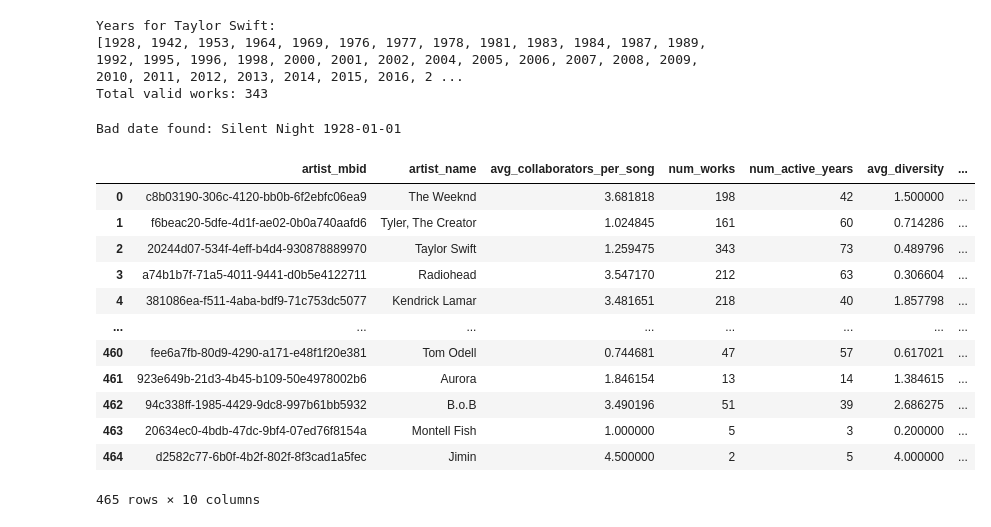
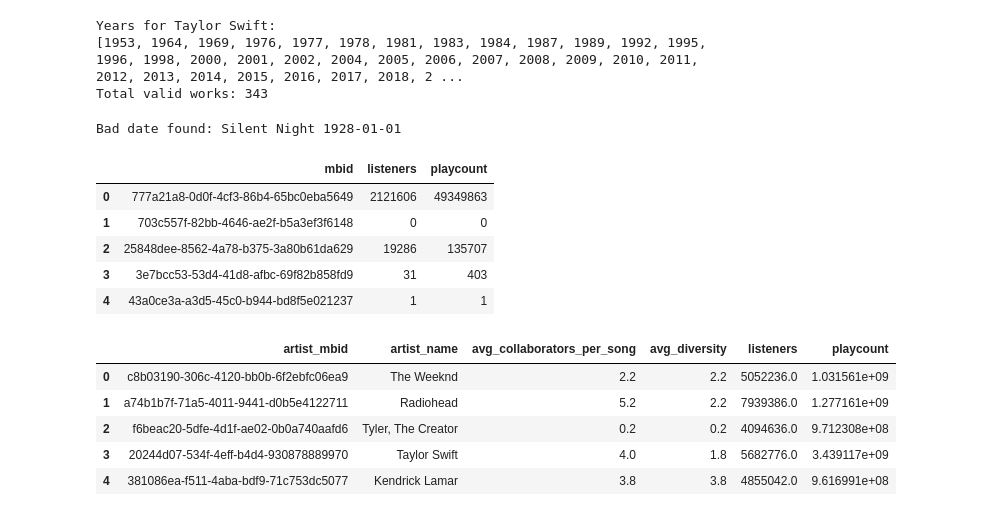
Before and after one commit to TheDeafOne/collaborative-success-research, a Jupyter notebook: artist_nn.ipynb, the cells around one changed output. Drawn from its saved outputs; the diff is of its cells as text; code cells hidden in the pictures.

Commit message:
artist_nn comments

```diff
--- a/artist_nn.ipynb
+++ b/artist_nn.ipynb
@@ -25,8 +53,15 @@ def parse_year_safe(date_str):
         return None
     return year
 
-def extract_features(artist):
+def extract_features(artist, n_songs=5):
     works = artist.get("works", [])
+    if not works:
+        return None
+
+    # Use only the first n_songs, if specified
+    if n_songs is not None:
+        works = works[:n_songs]
+
     num_works = len(works)
     if num_works == 0:
         return None
@@ -54,16 +89,10 @@ def extract_features(artist):
 
     avg_collaborators = sum(collab_counts) / num_works if num_works else 0.0
     avg_diversity = len(unique_collabs) / num_works if num_works else 0.0
-    num_active_years = (
-        max(valid_years) - min(valid_years) + 1 if len(valid_years) > 1 else 1
-    ) if valid_years else 0
-
     return {
         "artist_mbid": artist_mbid,
         "artist_name": artist.get("artist_name"),
         "avg_collaborators_per_song": avg_collaborators,
-        "num_works": num_works,
-        "num_active_years": num_active_years,
         "avg_diversity": avg_diversity,
     }
 
@@ -72,5 +101,5 @@ def extract_features(artist):
 records = [extract_features(a) for a in data if extract_features(a) is not None]
 df = pd.DataFrame(records)
 
-print(df)
+df.shape
 # %% [output]
@@ -109,10 +118,4 @@ Name: num_active_years, Length: 465, dtype: int64
 # %%
-def parse_year_safe(date_str):
-    if not date_str or not isinstance(date_str, str):
-        return None
-    y = date_str.split("-")[0]
-    return int(y) if y.isdigit() and len(y) == 4 else None
-
 def print_artist_years(data, artist_name="Taylor Swift"):
     for artist in data:
         if artist.get("artist_name", "").lower() == artist_name.lower():
@@ -132,7 +135,7 @@ def print_artist_years(data, artist_name="Taylor Swift"):
 print_artist_years(data, "Taylor Swift")
 # %% [output]
 Years for Taylor Swift:
-[1928, 1942, 1953, 1964, 1969, 1976, 1977, 1978, 1981, 1983, 1984, 1987, 1989, 1992, 1995, 1996, 1998, 2000, 2001, 2002, 2004, 2005, 2006, 2007, 2008, 2009, 2010, 2011, 2012, 2013, 2014, 2015, 2016, 2 ...
+[1953, 1964, 1969, 1976, 1977, 1978, 1981, 1983, 1984, 1987, 1989, 1992, 1995, 1996, 1998, 2000, 2001, 2002, 2004, 2005, 2006, 2007, 2008, 2009, 2010, 2011, 2012, 2013, 2014, 2015, 2016, 2017, 2018, 2 ...
 Total valid works: 343
 # %%
 def find_bad_dates(data, artist_name="Taylor Swift"):
@@ -158,51 +161,40 @@ def find_bad_dates(data, artist_name="Taylor Swift"):
 find_bad_dates(data)
 # %% [output]
 Bad date found: Silent Night 1928-01-01
+# %%
+import pandas as pd
+
+expanded_artist_metrics = pd.read_csv('data/expanded_artist_metrics.csv')
+expanded_artist_metrics.head()
+# %% [output]
+|  | mbid | listeners | playcount |
+| 0 | 777a21a8-0d0f-4cf3-86b4-65bc0eba5649 | 2121606 | 49349863 |
+| 1 | 703c557f-82bb-4646-ae2f-b5a3ef3f6148 | 0 | 0 |
+| 2 | 25848dee-8562-4a78-b375-3a80b61da629 | 19286 | 135707 |
+| 3 | 3e7bcc53-53d4-41d8-afbc-69f82b858fd9 | 31 | 403 |
+| 4 | 43a0ce3a-a3d5-45c0-b944-bd8f5e021237 | 1 | 1 |
 # %%
-import pandas as pd
 
-# Read your features DataFrame (already built from JSON)
-# df = pd.DataFrame(records)
-
-# Read the top 500 artists CSV
-top500 = pd.read_csv("artists_top_500.csv")
-
-# Inspect the CSV structure (optional)
-# print(top500.head())
 
 # Merge on mbid columns
 merged = df.merge(
-    top500,
+    expanded_artist_metrics,
     how="left",               # keep all artists from your features df
     left_on="artist_mbid",
     right_on="mbid"
 )
 
 # Drop the duplicate mbid column if you like
 merged = merged.drop(columns=["mbid"])
 
-# Rename for clarity (optional)
-merged = merged.rename(columns={
-    "listeners": "lastfm_listeners",
-    "playcount": "lastfm_playcount",
-    "rank": "lastfm_rank"
-})
-
-merged
+merged.head()
 # %% [output]
-|  | artist_mbid | artist_name | avg_collaborators_per_song | num_works | num_active_years | avg_diversity | ... |
-| 0 | c8b03190-306c-4120-bb0b-6f2ebfc06ea9 | The Weeknd | 3.681818 | 198 | 42 | 1.500000 | ... |
-| 1 | f6beac20-5dfe-4d1f-ae02-0b0a740aafd6 | Tyler, The Creator | 1.024845 | 161 | 60 | 0.714286 | ... |
-| 2 | 20244d07-534f-4eff-b4d4-930878889970 | Taylor Swift | 1.259475 | 343 | 73 | 0.489796 | ... |
-| 3 | a74b1b7f-71a5-4011-9441-d0b5e4122711 | Radiohead | 3.547170 | 212 | 63 | 0.306604 | ... |
-| 4 | 381086ea-f511-4aba-bdf9-71c753dc5077 | Kendrick Lamar | 3.481651 | 218 | 40 | 1.857798 | ... |
-| ... | ... | ... | ... | ... | ... | ... | ... |
-| 460 | fee6a7fb-80d9-4290-a171-e48f1f20e381 | Tom Odell | 0.744681 | 47 | 57 | 0.617021 | ... |
-| 461 | 923e649b-21d3-4b45-b109-50e4978002b6 | Aurora | 1.846154 | 13 | 14 | 1.384615 | ... |
-| 462 | 94c338ff-1985-4429-9dc8-997b61bb5932 | B.o.B | 3.490196 | 51 | 39 | 2.686275 | ... |
-| 463 | 20634ec0-4bdb-47dc-9bf4-07ed76f8154a | Montell Fish | 1.000000 | 5 | 3 | 0.200000 | ... |
-| 464 | d2582c77-6b0f-4b2f-802f-8f3cad1a5fec | Jimin | 4.500000 | 2 | 5 | 4.000000 | ... |
+|  | artist_mbid | artist_name | avg_collaborators_per_song | avg_diversity | listeners | playcount |
+| 0 | c8b03190-306c-4120-bb0b-6f2ebfc06ea9 | The Weeknd | 2.2 | 2.2 | 5052236.0 | 1.031561e+09 |
+| 1 | a74b1b7f-71a5-4011-9441-d0b5e4122711 | Radiohead | 5.2 | 2.2 | 7939386.0 | 1.277161e+09 |
+| 2 | f6beac20-5dfe-4d1f-ae02-0b0a740aafd6 | Tyler, The Creator | 0.2 | 0.2 | 4094636.0 | 9.712308e+08 |
+| 3 | 20244d07-534f-4eff-b4d4-930878889970 | Taylor Swift | 4.0 | 1.8 | 5682776.0 | 3.439117e+09 |
+| 4 | 381086ea-f511-4aba-bdf9-71c753dc5077 | Kendrick Lamar | 3.8 | 3.8 | 4855042.0 | 9.616991e+08 |
-465 rows × 10 columns
 # %%
 from sklearn.preprocessing import MinMaxScaler
 scaler = MinMaxScaler()
```
Also changed, not shown: parts of 28 cells of this notebook, 6 other files.
